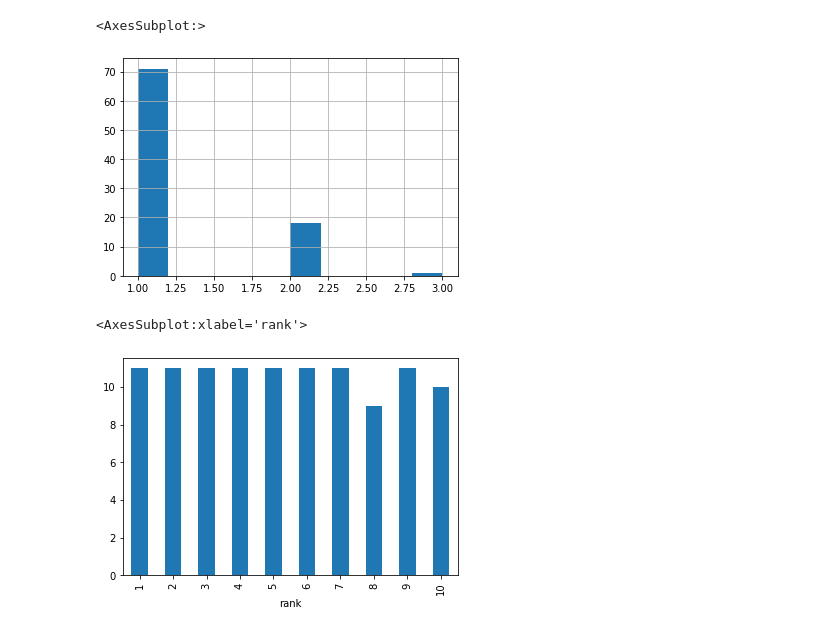
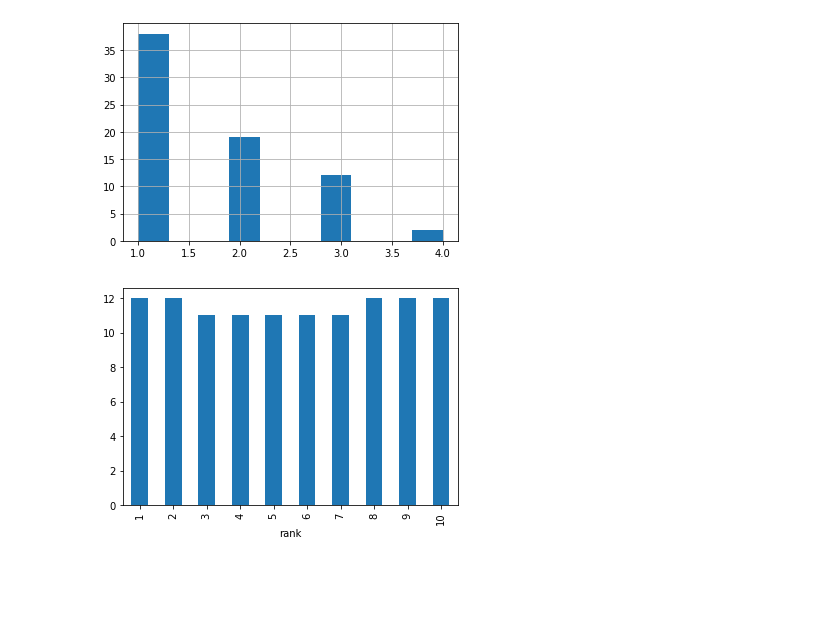
Before and after one commit to NHagar/Research-netflix, a Jupyter notebook: run_simulation.ipynb, the cells around one changed output. Cells and saved outputs as stored; diff of their text form; code cells hidden in the pictures; blank space fills up the shorter version.

```diff
--- a/run_simulation.ipynb
+++ b/run_simulation.ipynb
@@ -5,5 +21,5 @@ import simulation
 # %%
-sim = simulation.Simulation(300, 100_000, 10*7, 0.6, 2)
+sim = simulation.Simulation(300, 100_000, 12, 0.8, 2)
 # %%
 sim.init_simulation()
 # %%
@@ -20,12 +27,8 @@ top_ten['rank'] = top_ten.groupby('week').cumcount()+1
 # %%
-# Cumulative weeks
-top_ten.groupby('movie').nunique()['week'].hist()
+cumulative_weeks = sim.top_ten.groupby('movie').nunique()['iteration'].hist()
 # %% [output]
-<AxesSubplot:>
-[figure, old version]
+[figure, new version]
 # %%
-# Rank occupants
-top_ten.groupby('rank').nunique()['movie'].plot(kind='bar')
+rank_occupants = sim.top_ten.groupby('rank').nunique()['movie'].plot(kind='bar')
 # %% [output]
-<AxesSubplot:xlabel='rank'>
-[figure, old version]
+[figure, new version]
```
Also changed, not shown: parts of 10 cells of this notebook, 2 other files.
